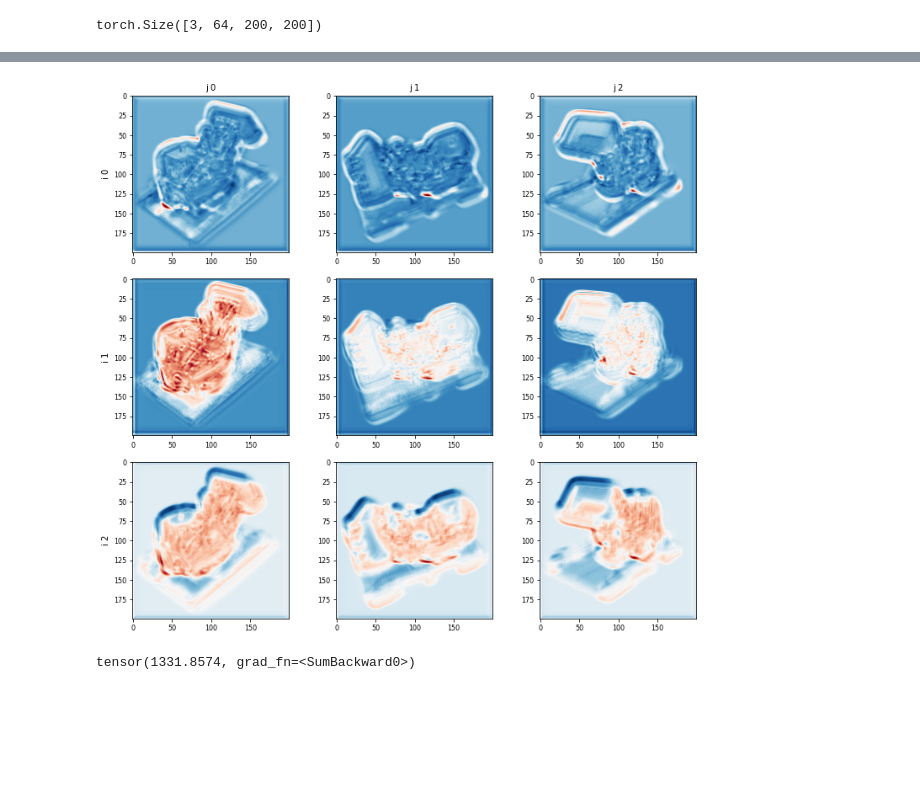
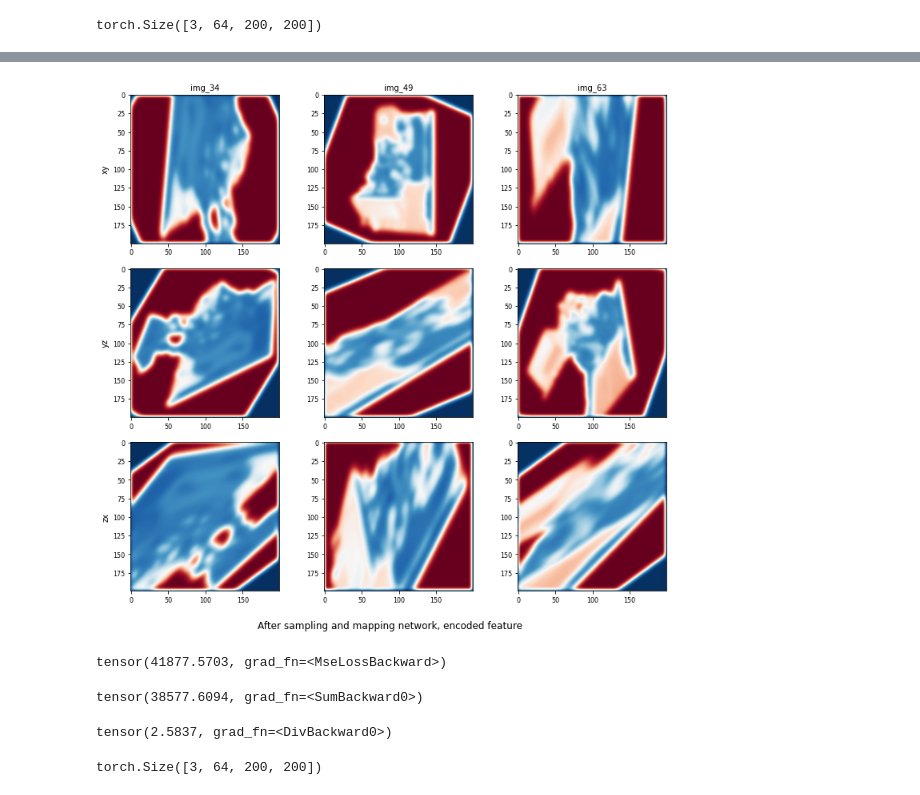
Before and after one commit to hbell99/DirectVoxGO, a Jupyter notebook: visualize_feature.ipynb, the cells around one changed output, grey strips where cells are left out. Saved outputs shown, nothing was run; the diff lists cells and outputs as text; code cells hidden in the pictures; blank space fills up the shorter version.

```diff
--- a/visualize_feature.ipynb
+++ b/visualize_feature.ipynb
@@ -32,10 +32,12 @@ import matplotlib.pyplot as plt
 # %%
 model_class = tri_dvgo_multiscene.DirectVoxGO
 # ckpt_path = 'logs/tri_dvgo_multiscene/nerf_synthetic/rnd_liif_posemb_conv_down1/fine_last.tar'
-ckpt_path = 'logs/tri_dvgo_multiscene/nerf_synthetic/3conv_liif_pretrain_down4/fine_last.tar'
+# ckpt_path = 'logs/tri_dvgo_multiscene/nerf_synthetic/3conv_liif_pretrain_down4/fine_last.tar'
 # ckpt_path = 'logs/tri_dvgo_multiscene/nerf_synthetic/3conv_liif_pretrain_down4_cosine/fine_last.tar'
 # ckpt_path = 'logs/tri_dvgo_multiscene/nerf_synthetic/3conv_liif_pretrain_down4_cosine_featunfold/fine_330000.tar'
 
+ckpt_path = 'logs/tri_dvgo_multiscene/nerf_synthetic/1conv+stn_liif_scratch_coarse+fine/fine_last.tar'
+
 # ckpt_path = 'logs/tri_dvgo_multiscene/nerf_synthetic/3MLP_liif_pretrain_down4/fine_last.tar'
 # ckpt_path = 'logs/tri_dvgo_multiscene/nerf_synthetic/MLP_liif_pretrain_down4/fine_last.tar'
 # %%
@@ -76,8 +78,8 @@ def read_poses(path, idxs):
     poses = np.stack(poses)
     return poses
 # %%
-imagedir = 'data/nerf_synthetic/lego/train'
-json_path = 'data/nerf_synthetic/lego/transforms_train.json'
+imagedir = '/home/hydeng/data/NeRF_data/nerf_synthetic/lego/train'
+json_path = '/home/hydeng/data/NeRF_data/nerf_synthetic/lego/transforms_train.json'
 idxs = [34, 49, 63]
 
 images = []
@@ -114,7 +114,7 @@ torch.Size([3, 64, 200, 200])
 # %%
 splits = [[0],[1],[2]]
 channels = [15, 20]
-fig, axes = plt.subplots(nrows=2, ncols=3, figsize=(12,8))
+fig, axes = plt.subplots(nrows=2, ncols=3, figsize=(12, 8))
 plt.subplots_adjust(left=None,bottom=None,right=None,top=None,wspace=0.3, hspace=0)
 vmin, vmax = 1e6, -1e6
 for i, s in enumerate(splits):
@@ -130,10 +130,13 @@ for i, channel in enumerate(channels):
         axes[i, j].yaxis.set_tick_params(labelsize=8)
 
 rows = [f'channel {i}' for i in channels]
-cols = splits
+cols = [f'img_{i}' for i in [34, 49, 63]]
 for ax, row in zip(axes[:,0], rows):
     ax.set_ylabel(row, rotation=90, fontsize=10)
 
 for ax, col in zip(axes[0], cols):
     ax.set_title(col, fontsize=10)
+
+plt.suptitle('backbone encoded feature', y=0.1)
+plt.show()
 # %% [output]
@@ -176,32 +183,39 @@ torch.Size([32])
 # %%
 channels = 15
 splits = [0, 1, 2]
-fig, axes = plt.subplots(nrows=3, ncols=3, figsize=(12,12))
+fig, axes = plt.subplots(nrows=3, ncols=3, figsize=(12, 12))
 plt.subplots_adjust(left=None,bottom=None,right=None,top=None,wspace=0.3, hspace=0)
 vmin, vmax = 1e6, -1e6
 for i in splits:
     for j in splits:
         mapped_feats[i, j] = (mapped_feats[i, j] - mapped_feats[i, j].min()) / (mapped_feats[i, j].max() - mapped_feats[i, j].min())
 
     vmin = min(mapped_feats[i, j].min().item(), vmin)
     vmax = max(mapped_feats[i, j].max().item(), vmax)
 
 for i in splits:
     for j in splits:
         axes[i, j].imshow(mapped_feats[i, j][channel].detach().numpy(), cmap='RdBu')
         axes[i, j].xaxis.set_tick_params(labelsize=8)
         axes[i, j].yaxis.set_tick_params(labelsize=8)
 
-rows = [f'i {i}' for i in splits]
-cols = [f'j {i}' for i in splits]
+rows = ['xy', 'yz', 'zx']
+cols = [f'img_{i}' for i in [34, 49, 63]]
 for ax, row in zip(axes[:,0], rows):
     ax.set_ylabel(row, rotation=90, fontsize=10)
 
 for ax, col in zip(axes[0], cols):
     ax.set_title(col, fontsize=10)
+
+plt.suptitle('After sampling and mapping network, encoded feature',y=0.1)
+plt.show()
 # %% [output]
-[figure, old version]
+[figure, new version]
-# %%
-print(((mapped_feats[0, 0] - mapped_feats[0, 1])*(mapped_feats[0, 0] - mapped_feats[0, 1])).sum())
-# %% [output]
-tensor(1331.8574, grad_fn=<SumBackward0>)
+# %%
+print(F.mse_loss(mapped_feats[0, 0], mapped_feats[0, 1], reduction='sum'))
+# %% [output]
+tensor(41877.5703, grad_fn=<MseLossBackward>)
+# %%
+print(F.cosine_similarity(mapped_feats[0, 0].detach(), mapped_feats[1, 0], dim=0).abs().sum())
+# %% [output]
+tensor(38577.6094, grad_fn=<SumBackward0>)
@@ -207,0 +237,4 @@ tensor(1331.8574, grad_fn=<SumBackward0>)
+# %%
+print(cosine_loss / 200 / 200)
+# %% [output]
+tensor(2.5837, grad_fn=<DivBackward0>)
@@ -207,0 +244,4 @@ tensor(1331.8574, grad_fn=<SumBackward0>)
+# %%
+print(backbone_feats.shape)
+# %% [output]
+torch.Size([3, 64, 200, 200])
```
Also changed, not shown: parts of 9 cells of this notebook.
